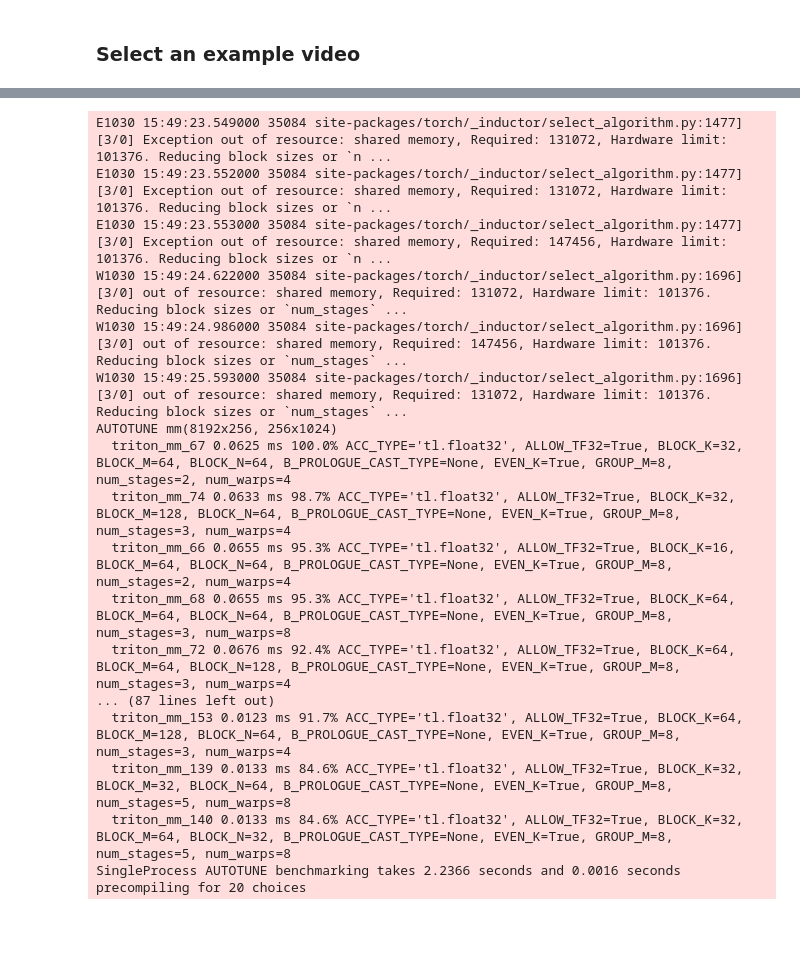
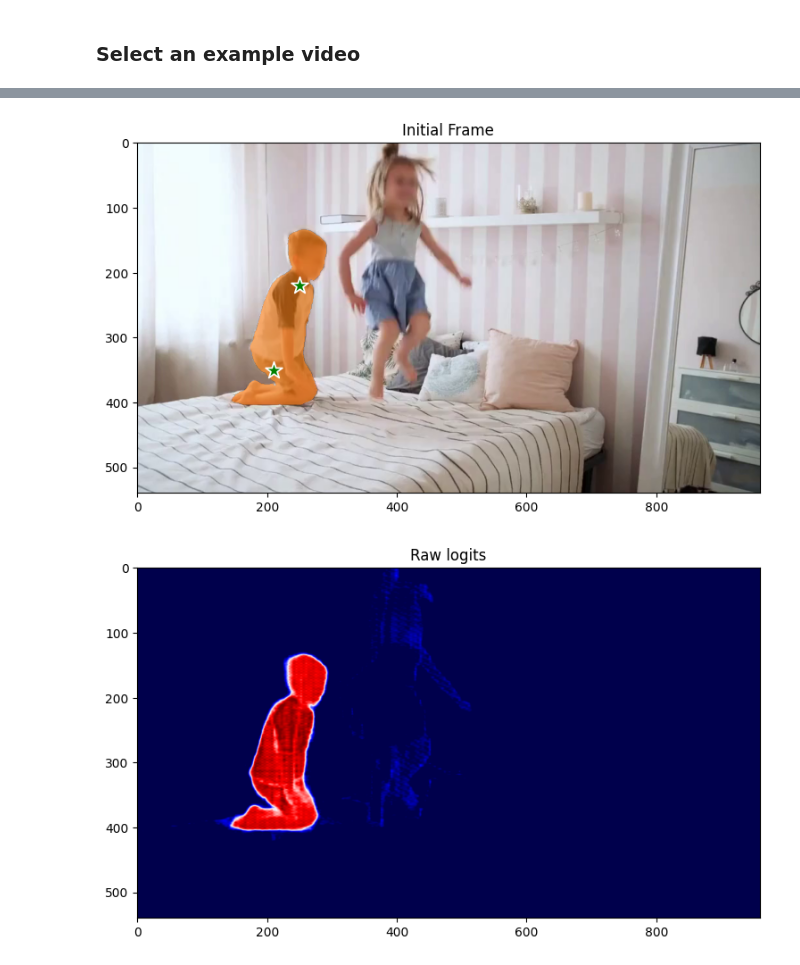
Before and after one commit to cjaverliat/sam2, a Jupyter notebook: notebooks/generic_video_predictor_example.ipynb, the cells around one changed output, grey strips where cells are left out. Drawn from its saved outputs; the diff is of its cells as text; code cells hidden in the pictures; blank space fills up the shorter version.

```diff
--- a/notebooks/generic_video_predictor_example.ipynb
+++ b/notebooks/generic_video_predictor_example.ipynb
@@ -172,49 +246,44 @@ def read_frame(cap) -> torch.Tensor:
 # %%
-from sam2.modeling.sam2_prompt import SAM2Prompt
+ann_frame_idx = 0  # the frame index we interact with
+ann_obj_id = 1  # give a unique id to each object we interact with (it can be any integers)
 
+# Let's add a 2nd positive click at (x, y) = (250, 220) to refine the mask
+# sending all clicks (and their labels) to `add_new_points_or_box`
+points = torch.tensor([[210, 350], [250, 220]], dtype=torch.float32, device=device)
+labels = torch.tensor([1, 1], device=device)
 
-points_coords_obj0 = torch.tensor([400.0, 150.0], device=device).reshape((1, 2))
-points_labels_obj0 = torch.tensor([1], device=device).reshape((1))
+from torchvision.transforms import functional as F
+from torchvision.transforms import InterpolationMode
 
-points_coords_obj1 = torch.tensor(
-    [[204.0, 278.0], [258.0, 172.0]], device=device
-).reshape((2, 2))
-points_labels_obj1 = torch.tensor([[1], [0]], device=device).reshape((2))
+mask_logits = (results[ann_obj_id].best_mask_logits.squeeze() > 0.5).float()
+# print(mask_logits.shape)
+# mask_logits = F.resize(mask_logits, size=(512, 512), interpolation=InterpolationMode.BICUBIC)
+# print(mask_logits.shape)
 
-prompt_obj0 = SAM2Prompt(
-    obj_id=0,
-    points_coords=points_coords_obj0,
-    points_labels=points_labels_obj0,
+prompt = SAM2Prompt(
+    obj_id=ann_obj_id,
+    points_coords=points,
+    points_labels=labels,
 )
-prompt_obj1 = SAM2Prompt(
-    obj_id=1,
-    points_coords=points_coords_obj1,
-    points_labels=points_labels_obj1,
-)
-
-initial_frame = read_frame(cap)
 
 results = predictor.forward(
     state=video_state,
     frame=initial_frame,
-    frame_idx=0,
-    prompts=[prompt_obj0, prompt_obj1],
+    frame_idx=ann_frame_idx,
+    prompts=[prompt],
 )
+
+plt.figure(figsize=(9, 6))
+plt.title("Initial Frame")
+plt.imshow(initial_frame.permute(1, 2, 0).cpu().numpy())
+show_mask((results[ann_obj_id].best_mask_logits > 0), plt.gca(), obj_id=ann_obj_id)
+show_points(points, labels, plt.gca())
+plt.show()
+
+plt.figure(figsize=(9, 6))
+plt.title("Raw logits")
+plt.imshow(results[ann_obj_id].best_mask_logits.squeeze().cpu().numpy(), cmap="seismic", vmin=-10, vmax=10)
+plt.show()
 # %% [output]
-E1030 15:49:23.549000 35084 site-packages/torch/_inductor/select_algorithm.py:1477] [3/0] Exception out of resource: shared memory, Required: 131072, Hardware limit: 101376. Reducing block sizes or `n ...
-E1030 15:49:23.552000 35084 site-packages/torch/_inductor/select_algorithm.py:1477] [3/0] Exception out of resource: shared memory, Required: 131072, Hardware limit: 101376. Reducing block sizes or `n ...
-E1030 15:49:23.553000 35084 site-packages/torch/_inductor/select_algorithm.py:1477] [3/0] Exception out of resource: shared memory, Required: 147456, Hardware limit: 101376. Reducing block sizes or `n ...
-W1030 15:49:24.622000 35084 site-packages/torch/_inductor/select_algorithm.py:1696] [3/0] out of resource: shared memory, Required: 131072, Hardware limit: 101376. Reducing block sizes or `num_stages` ...
-W1030 15:49:24.986000 35084 site-packages/torch/_inductor/select_algorithm.py:1696] [3/0] out of resource: shared memory, Required: 147456, Hardware limit: 101376. Reducing block sizes or `num_stages` ...
-W1030 15:49:25.593000 35084 site-packages/torch/_inductor/select_algorithm.py:1696] [3/0] out of resource: shared memory, Required: 131072, Hardware limit: 101376. Reducing block sizes or `num_stages` ...
-AUTOTUNE mm(8192x256, 256x1024)
-  triton_mm_67 0.0625 ms 100.0% ACC_TYPE='tl.float32', ALLOW_TF32=True, BLOCK_K=32, BLOCK_M=64, BLOCK_N=64, B_PROLOGUE_CAST_TYPE=None, EVEN_K=True, GROUP_M=8, num_stages=2, num_warps=4
-  triton_mm_74 0.0633 ms 98.7% ACC_TYPE='tl.float32', ALLOW_TF32=True, BLOCK_K=32, BLOCK_M=128, BLOCK_N=64, B_PROLOGUE_CAST_TYPE=None, EVEN_K=True, GROUP_M=8, num_stages=3, num_warps=4
-  triton_mm_66 0.0655 ms 95.3% ACC_TYPE='tl.float32', ALLOW_TF32=True, BLOCK_K=16, BLOCK_M=64, BLOCK_N=64, B_PROLOGUE_CAST_TYPE=None, EVEN_K=True, GROUP_M=8, num_stages=2, num_warps=4
-  triton_mm_68 0.0655 ms 95.3% ACC_TYPE='tl.float32', ALLOW_TF32=True, BLOCK_K=64, BLOCK_M=64, BLOCK_N=64, B_PROLOGUE_CAST_TYPE=None, EVEN_K=True, GROUP_M=8, num_stages=3, num_warps=8
-  triton_mm_72 0.0676 ms 92.4% ACC_TYPE='tl.float32', ALLOW_TF32=True, BLOCK_K=64, BLOCK_M=64, BLOCK_N=128, B_PROLOGUE_CAST_TYPE=None, EVEN_K=True, GROUP_M=8, num_stages=3, num_warps=4
-... (87 lines left out)
-  triton_mm_153 0.0123 ms 91.7% ACC_TYPE='tl.float32', ALLOW_TF32=True, BLOCK_K=64, BLOCK_M=128, BLOCK_N=64, B_PROLOGUE_CAST_TYPE=None, EVEN_K=True, GROUP_M=8, num_stages=3, num_warps=4
-  triton_mm_139 0.0133 ms 84.6% ACC_TYPE='tl.float32', ALLOW_TF32=True, BLOCK_K=32, BLOCK_M=32, BLOCK_N=64, B_PROLOGUE_CAST_TYPE=None, EVEN_K=True, GROUP_M=8, num_stages=5, num_warps=8
-  triton_mm_140 0.0133 ms 84.6% ACC_TYPE='tl.float32', ALLOW_TF32=True, BLOCK_K=32, BLOCK_M=64, BLOCK_N=32, B_PROLOGUE_CAST_TYPE=None, EVEN_K=True, GROUP_M=8, num_stages=5, num_warps=8
-SingleProcess AUTOTUNE benchmarking takes 2.2366 seconds and 0.0016 seconds precompiling for 20 choices
+[figure, added]
+[figure, added]
```
Also changed, not shown: parts of 15 cells of this notebook, 8 other files.
